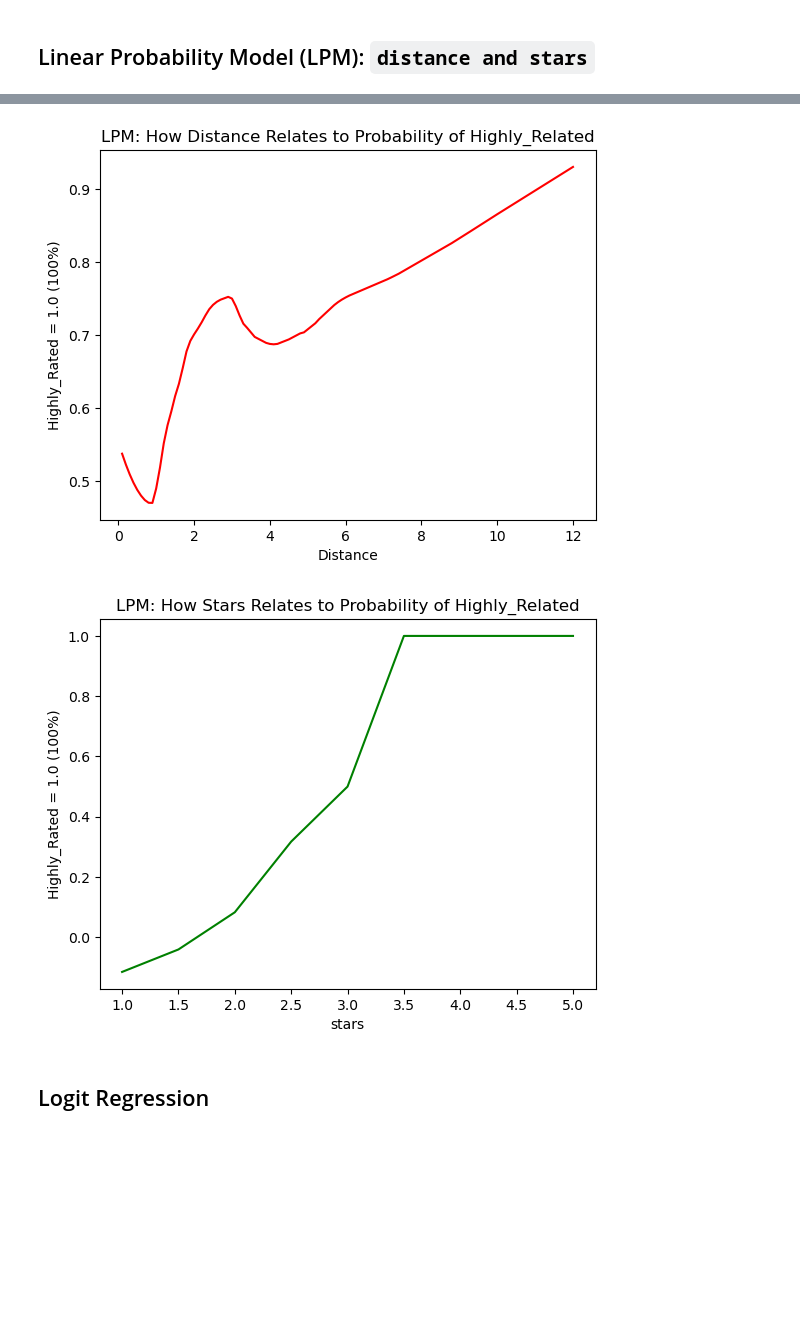
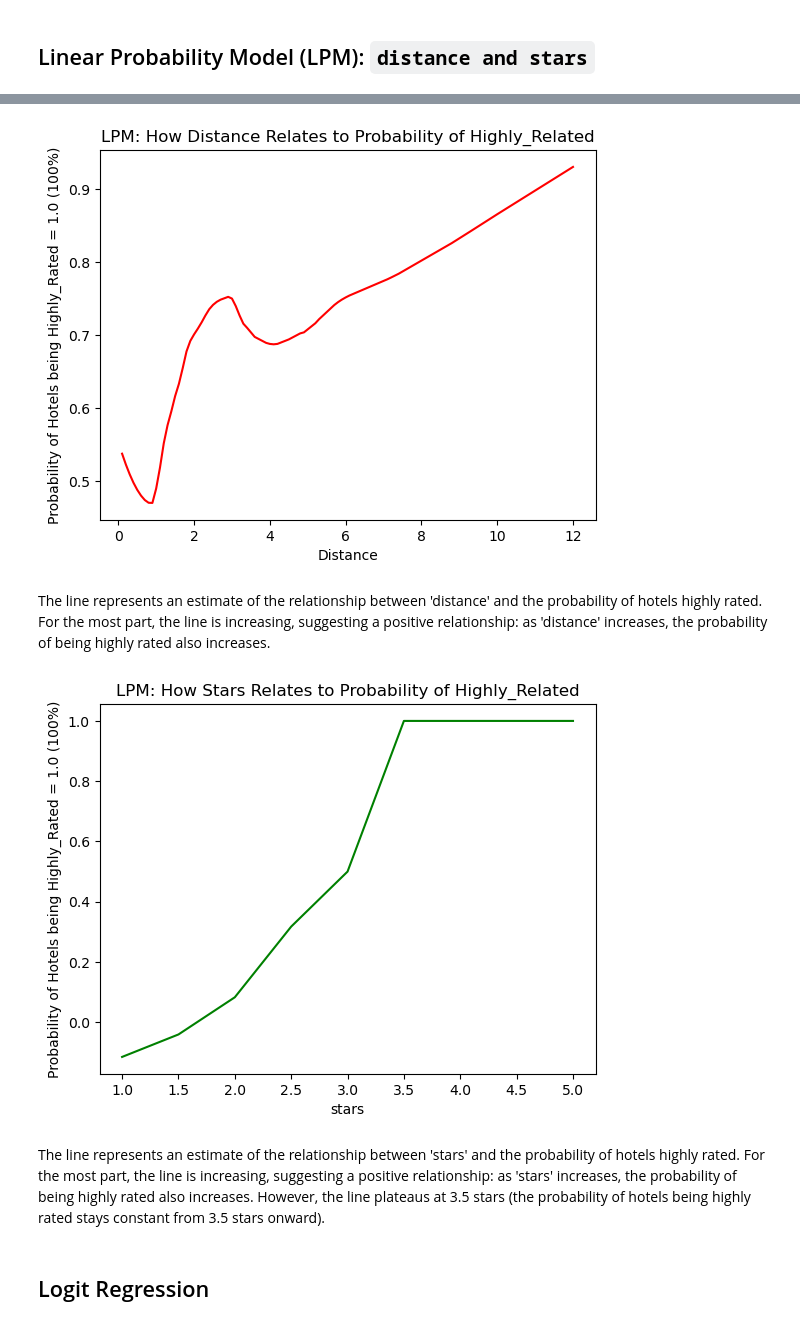
Before and after one commit to corinne167225/DataAnalysis2, a Jupyter notebook: Assignment2/Assignment2.ipynb, the cells around one changed output, grey strips where cells are left out. Saved outputs shown, nothing was run; the diff lists cells and outputs as text; code cells hidden in the pictures; blank space fills up the shorter version.

```diff
--- a/Assignment2/Assignment2.ipynb
+++ b/Assignment2/Assignment2.ipynb
@@ -128,27 +137,31 @@ Notes:
 # %%
 #Linear Probability Model (LPM)
 data_distance = lowess(df['highly_rated'], df['distance'])
 # Plot the smoothed data
 plt.plot(data_distance[:, 0], data_distance[:, 1], color='red', label='Distance')
 plt.xlabel('Distance')
-plt.ylabel('Highly_Rated = 1.0 (100%)')
+plt.ylabel('Probability of Hotels being Highly_Rated = 1.0 (100%)')
 plt.title('LPM: How Distance Relates to Probability of Highly_Related')
 plt.show()
 #looks like as distance increases, ratings get higher???
 # %% [output]
-[figure, old version]
+[figure, new version]
+# %% [markdown]
+The line represents an estimate of the relationship between 'distance' and the probability of hotels highly rated. For the most part, the line is increasing, suggesting a positive relationship: as 'distance' increases, the probability of being highly rated also increases.
 # %%
 #Linear Probability Model (LPM)
 data_distance = lowess(df['highly_rated'], df['stars'])
 # Plot the smoothed data
 plt.plot(data_distance[:, 0], data_distance[:, 1], color='green', label='Distance')
 plt.xlabel('stars')
-plt.ylabel('Highly_Rated = 1.0 (100%)')
+plt.ylabel('Probability of Hotels being Highly_Rated = 1.0 (100%)')
 plt.title('LPM: How Stars Relates to Probability of Highly_Related')
 plt.show()
 #looks like as stars increase, ratings get higher
 # %% [output]
-[figure, old version]
+[figure, new version]
+# %% [markdown]
+The line represents an estimate of the relationship between 'stars' and the probability of hotels highly rated. For the most part, the line is increasing, suggesting a positive relationship: as 'stars' increases, the probability of being highly rated also increases. However, the line plateaus at 3.5 stars (the probability of hotels being highly rated stays constant from 3.5 stars onward).
 # %% [markdown]
 ## Logit Regression
 # %%
```
Also changed, not shown: parts of 8 cells of this notebook, 2 other files.
